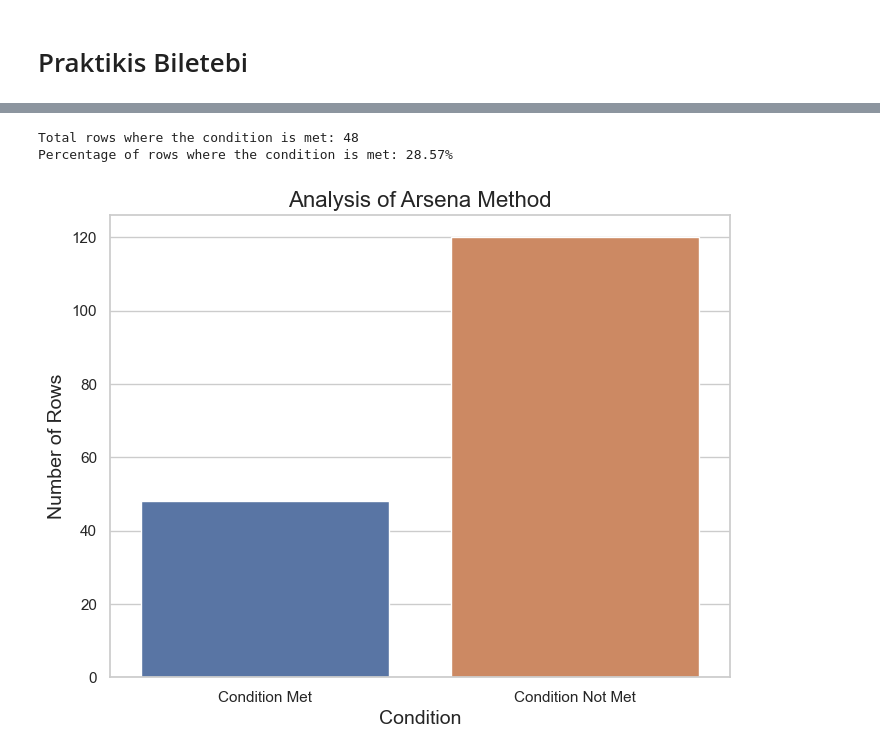
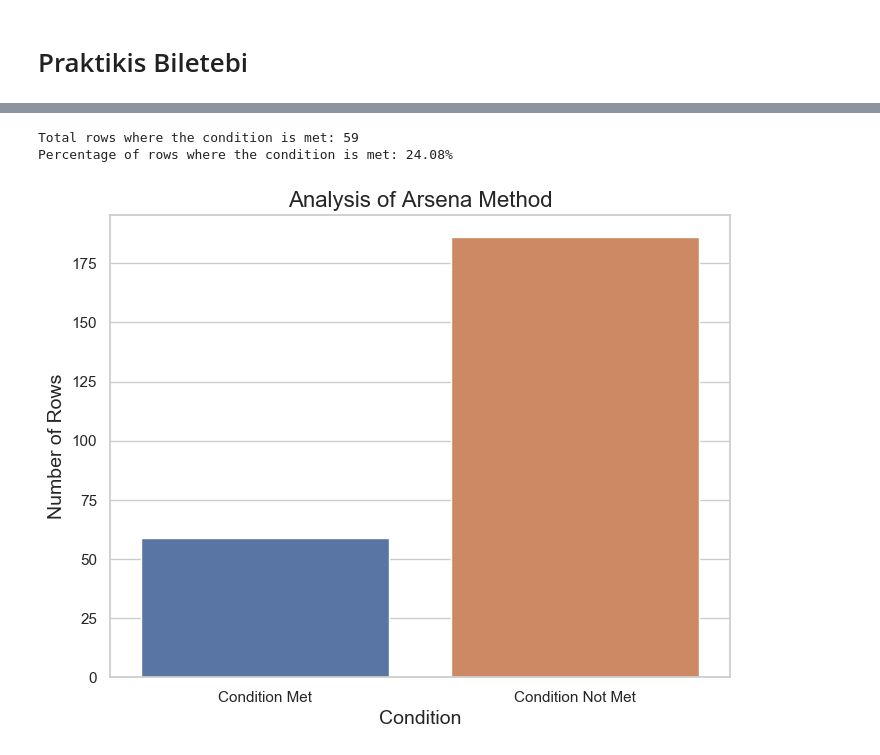
Before and after one commit to Naviamold1/scraped_data, a Jupyter notebook: myfirstbook/biletebi.ipynb, the cells around one changed output, grey strips where cells are left out. Cells and saved outputs as stored; diff of their text form; code cells hidden in the pictures.

```diff
--- a/myfirstbook/biletebi.ipynb
+++ b/myfirstbook/biletebi.ipynb
@@ -40,6 +53,9 @@ plt.show()
 def is_correct_answer_unique_starting_letter(row):
     # Extract all non-None answers
     answers = [row[f'answers.{i}'] for i in range(4) if pd.notna(row[f'answers.{i}'])]
+
+    if len(answers) <= 2:
+        return None
 
     # Get the starting letters of all answers
     starting_letters = [answer[0] for answer in answers]
@@ -62,37 +78,36 @@ def is_correct_answer_unique_starting_letter(row):
     return None
 # %%
 # Apply the function to each row
-df['is_unique_starting_letter_correct'] = df.apply(is_correct_answer_unique_starting_letter, axis=1)
+cond = df.apply(is_correct_answer_unique_starting_letter, axis=1)
+if cond is not None:
+    df['is_unique_starting_letter_correct'] = cond
 
 # Calculate the total number of rows where the condition is met
-total_condition_met = df['is_unique_starting_letter_correct'].sum()
+falsy, truthy = df['is_unique_starting_letter_correct'].value_counts()
 # Calculate the percentage of rows where the condition is met
-percentage_condition_met = (total_condition_met / (df["is_unique_starting_letter_correct"].notna().sum())) * 100
+percentage_condition_met = (truthy / (truthy + falsy)) * 100
 
-print(f"Total rows where the condition is met: {total_condition_met}")
+print(f"Total rows where the condition is met: {truthy}")
 print(f"Percentage of rows where the condition is met: {percentage_condition_met:.2f}%")
+
+summary_data = {
+    'Condition': ['Condition Met', 'Condition Not Met'],
+    'Count': [truthy, falsy]
+}
+summary_df = pd.DataFrame(summary_data)
+
+# Create the bar plot
+plt.figure(figsize=(8, 6))
+sns.barplot(x='Condition', y='Count', data=summary_df, hue="Condition", legend=False)
+
+# Add title and labels
+plt.title('Analysis of Arsena Method', fontsize=16)
+plt.xlabel('Condition', fontsize=14)
+plt.ylabel('Number of Rows', fontsize=14)
+
+# Show the plot
+plt.show()
 # %% [output]
-Total rows where the condition is met: 48
-Percentage of rows where the condition is met: 28.57%
+Total rows where the condition is met: 59
+Percentage of rows where the condition is met: 24.08%
+[figure, added]
-# %%
-summary_data = {
-    'Condition': ['Condition Met', 'Condition Not Met'],
-    'Count': [total_condition_met, df["is_unique_starting_letter_correct"].notna().sum() - total_condition_met]
-}
-summary_df = pd.DataFrame(summary_data)
-
-sns.set_theme(style="whitegrid")
-
-# Create the bar plot
-plt.figure(figsize=(8, 6))
-sns.barplot(x='Condition', y='Count', data=summary_df, hue="Condition", legend=False)
-
-# Add title and labels
-plt.title('Analysis of Arsena Method', fontsize=16)
-plt.xlabel('Condition', fontsize=14)
-plt.ylabel('Number of Rows', fontsize=14)
-
-# Show the plot
-plt.show()
-# %% [output]
-[figure, removed]
```
Also changed, not shown: parts of 10 cells of this notebook, 5 other files.
